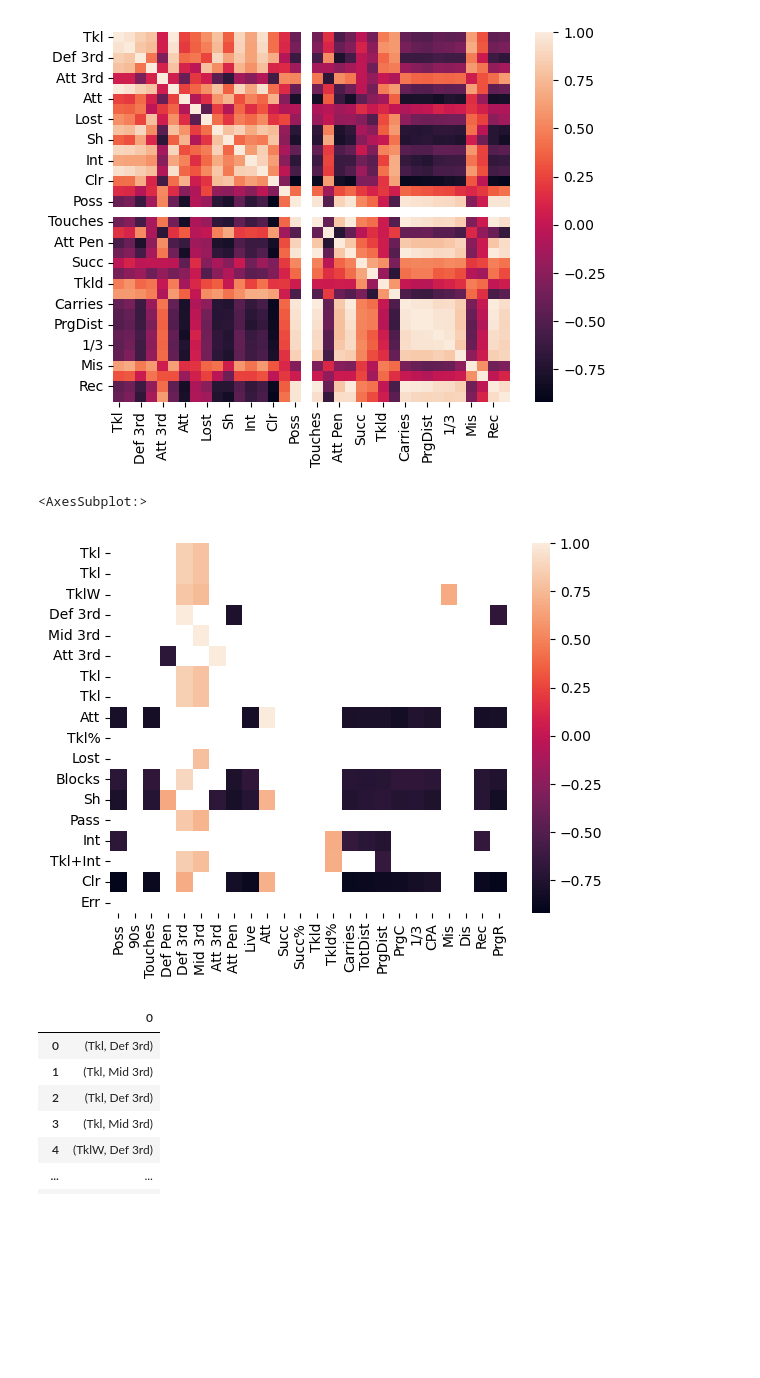
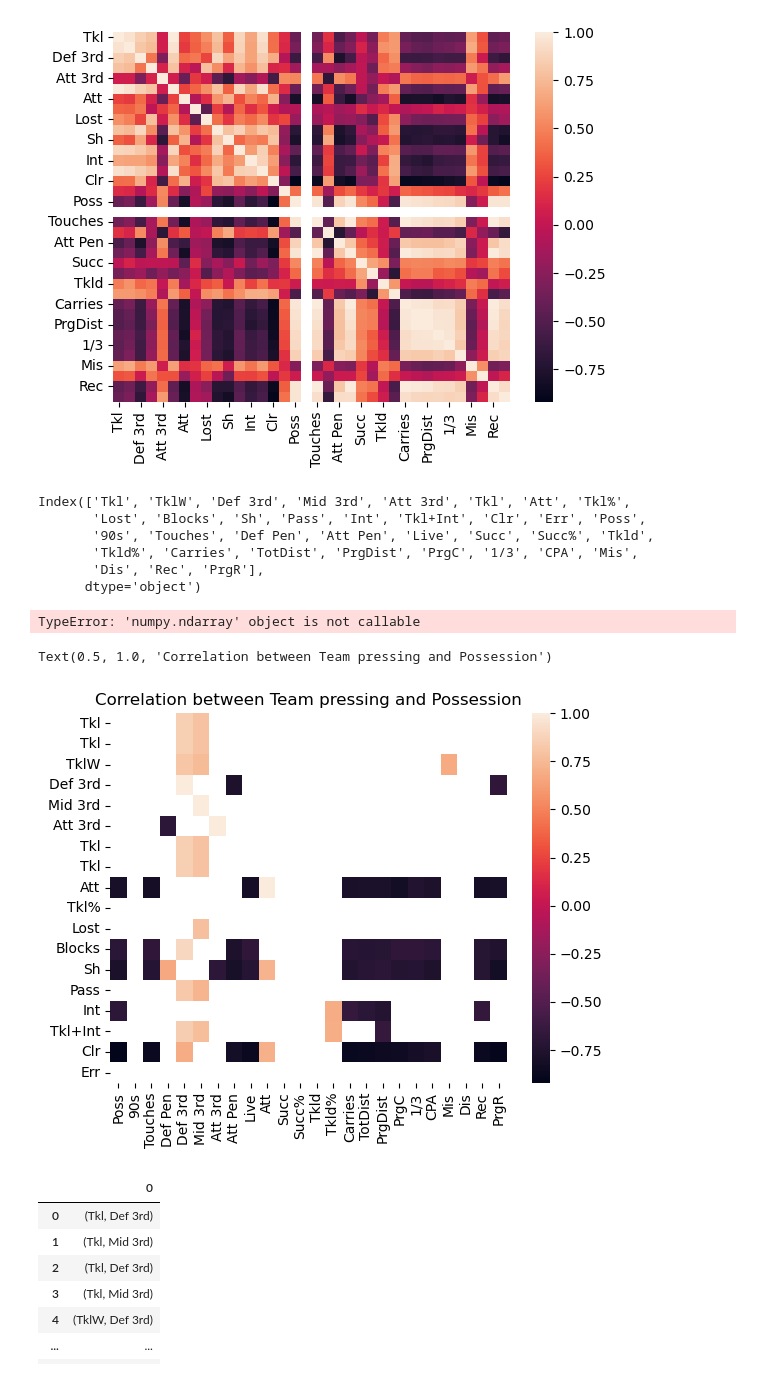
Before and after one commit to Yashuchirag/team_pressing_project, a Jupyter notebook: src/Visualization_Viveka.ipynb, the cells around one changed output. Cells and saved outputs as stored; diff of their text form; code cells hidden in the pictures; blank space fills up the shorter version.

Commit message:
Adding skeleton notebook for data organization and prediction

```diff
--- a/src/Visualization_Viveka.ipynb
+++ b/src/Visualization_Viveka.ipynb
@@ -53,10 +53,26 @@ sns.heatmap(data_pressing_possession_corr)
 [figure]
 # %%
 data_pressing_possession_corr = data_pressing_possession_corr[abs(data_pressing_possession_corr)>0.65]
+# %%
+data_pressing_possession_corr.index
+# %% [output]
+Index(['Tkl', 'TklW', 'Def 3rd', 'Mid 3rd', 'Att 3rd', 'Tkl', 'Att', 'Tkl%',
+       'Lost', 'Blocks', 'Sh', 'Pass', 'Int', 'Tkl+Int', 'Clr', 'Err', 'Poss',
+       '90s', 'Touches', 'Def Pen', 'Att Pen', 'Live', 'Succ', 'Succ%', 'Tkld',
+       'Tkld%', 'Carries', 'TotDist', 'PrgDist', 'PrgC', '1/3', 'CPA', 'Mis',
+       'Dis', 'Rec', 'PrgR'],
+      dtype='object')
+# %%
+columns = data_pressing_possession_corr["is_fraud"][abs(data_pressing_possession_corr["is_fraud"])>0.001].index
+
+sns.pairplot(data_pressing_possession.loc[:,data_pressing_possession_corr.index])
+# %% [output]
+TypeError: 'numpy.ndarray' object is not callable
 # %%
 correlated_features = data_pressing_possession_corr.loc[def_pressing_stats,possession_stats]
 # %%
 sns.heatmap(correlated_features)
+plt.title("Correlation between Team pressing and Possession")
 # %% [output]
-<AxesSubplot:>
+Text(0.5, 1.0, 'Correlation between Team pressing and Possession')
-[figure, old version]
+[figure, new version]
```
Also changed, not shown: parts of 10 cells of this notebook, 1 other file.
